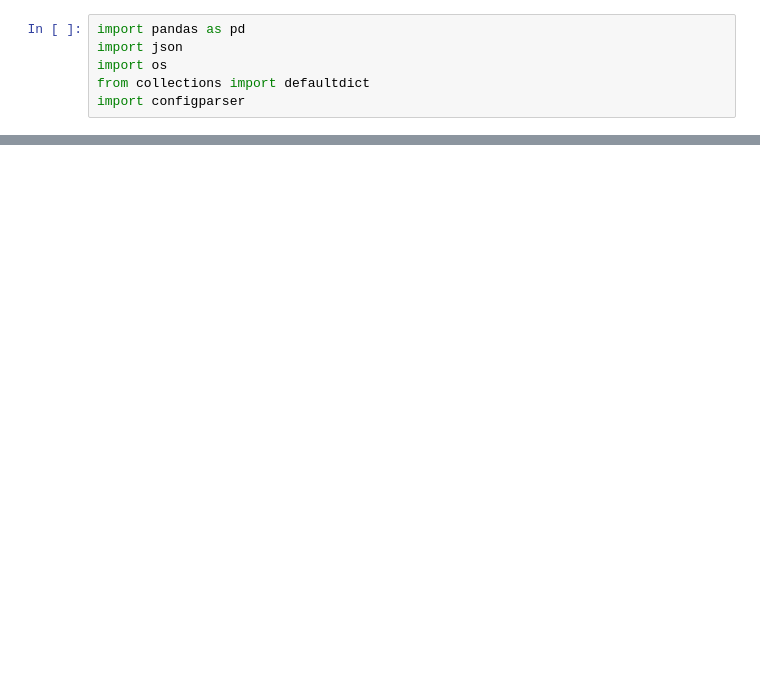
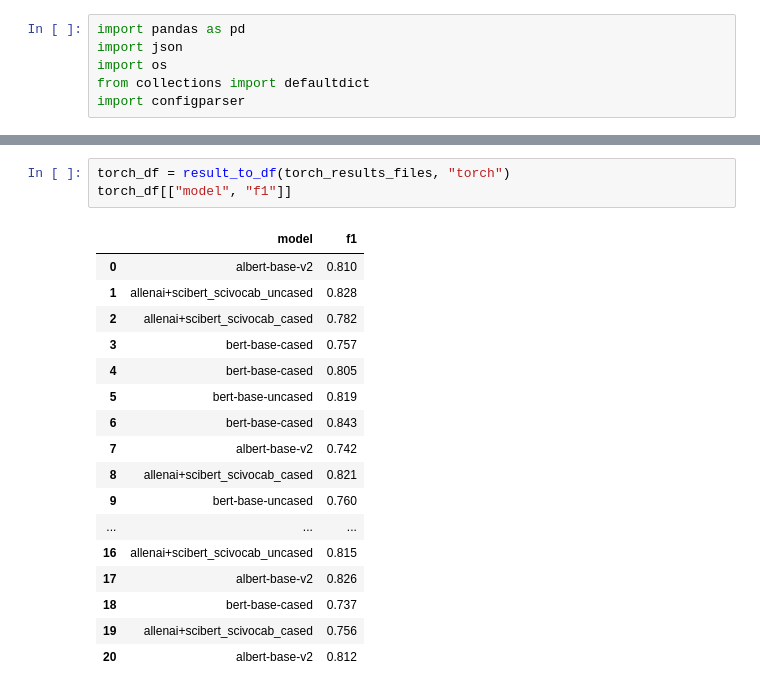
Before and after one commit to StoyanVenDimitrov/cl_team_lab, a Jupyter notebook: notebooks/report_to_latex.ipynb, the cells around one changed output, grey strips where cells are left out. Saved outputs shown, nothing was run; the diff lists cells and outputs as text; blank space fills up the shorter version.

```diff
--- a/notebooks/report_to_latex.ipynb
+++ b/notebooks/report_to_latex.ipynb
@@ -85,0 +106,21 @@ df
+# %%
+torch_df = result_to_df(torch_results_files, "torch")
+torch_df[["model", "f1"]]
+# %% [output]
+|  | model | f1 |
+| 0 | albert-base-v2 | 0.810 |
+| 1 | allenai+scibert_scivocab_uncased | 0.828 |
+| 2 | allenai+scibert_scivocab_cased | 0.782 |
+| 3 | bert-base-cased | 0.757 |
+| 4 | bert-base-cased | 0.805 |
+| 5 | bert-base-uncased | 0.819 |
+| 6 | bert-base-cased | 0.843 |
+| 7 | albert-base-v2 | 0.742 |
+| 8 | allenai+scibert_scivocab_cased | 0.821 |
+| 9 | bert-base-uncased | 0.760 |
+| ... | ... | ... |
+| 16 | allenai+scibert_scivocab_uncased | 0.815 |
+| 17 | albert-base-v2 | 0.826 |
+| 18 | bert-base-cased | 0.737 |
+| 19 | allenai+scibert_scivocab_cased | 0.756 |
+| 20 | albert-base-v2 | 0.812 |
```
Also changed, not shown: parts of 12 cells of this notebook, 1 other file.
